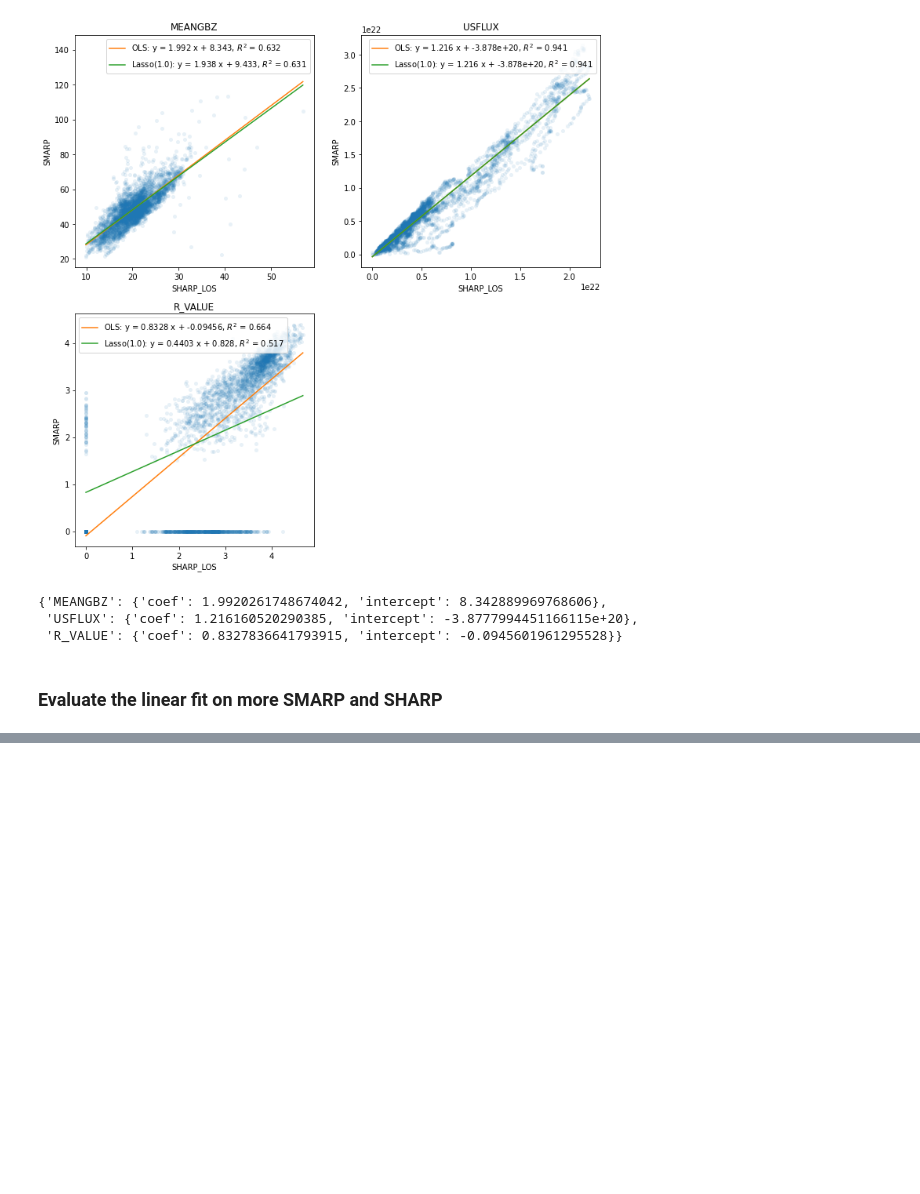
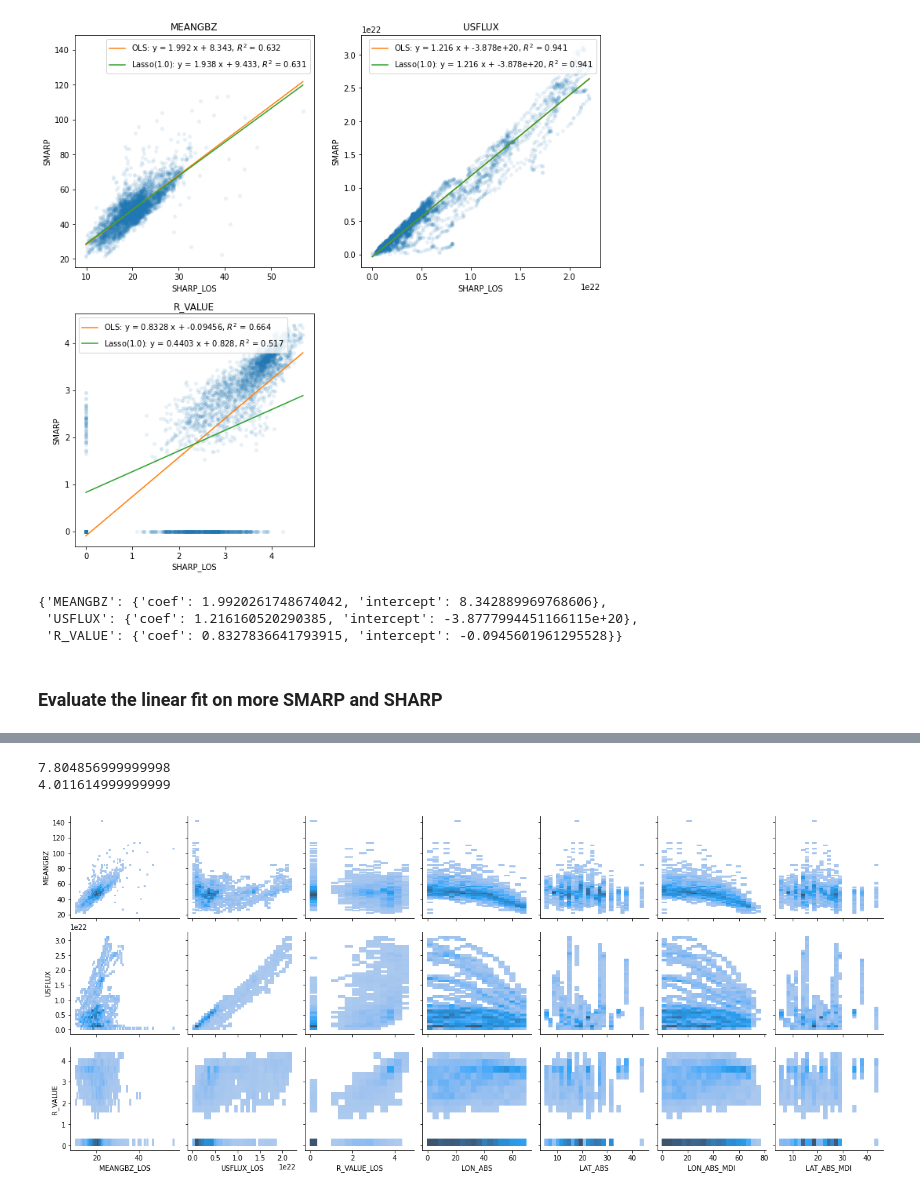
Before and after one commit to ZeyuSun/flare-prediction-smarp, a Jupyter notebook: param_transforms.ipynb, the cells around one changed output, grey strips where cells are left out. Cells and saved outputs as stored; diff of their text form; code cells hidden in the pictures; blank space fills up the shorter version.

```diff
--- a/param_transforms.ipynb
+++ b/param_transforms.ipynb
@@ -13,4 +14,4 @@ from sklearn.model_selection import train_test_split
 import drms
 # %%
 email = 'szymails@gmail.com'
-c = drms.Client(debug=True, verbose=True, email=email)
+c = drms.Client(debug=False, verbose=False, email=email)
@@ -217,0 +255,37 @@ draw_pairplot()
+# %%
+with Pool(8) as pool:
+    list_of_dataframes = pool.map(get_df, range(len(keys)))
+df = pd.concat(list_of_dataframes).reset_index(drop=True)
+# %%
+# Difference between the relative locations of patch centers wrt HMI and MDI
+# SDO/HMI is geosynchronous so the its measurement of the relative location is stonyhurst coordinates
+print((df['LON_HMI'] - df['LON_MDI']).abs().max())
+print((df['LAT_HMI'] - df['LAT_MDI']).abs().max())
+# %% [output]
+7.804856999999998
+4.011614999999999
+# %%
+# Location relative to the stonyhurst coord sys origin
+# But we should choose the solar disk center?
+df['LON_ABS'] = df['LON_HMI'].abs()
+df['LAT_ABS'] = df['LAT_HMI'].abs()
+df['LON_ABS_MDI'] = df['LON_MDI'].abs()
+df['LAT_ABS_MDI'] = df['LAT_MDI'].abs()
+# %%
+targets = ['MEANGBZ', 'USFLUX', 'R_VALUE']
+features = ['MEANGBZ_LOS', 'USFLUX_LOS', 'R_VALUE_LOS', 'LON_ABS', 'LAT_ABS', 'LON_ABS_MDI', 'LAT_ABS_MDI']
+
+# plt.figure(figsize=(12,12))
+# sns.pairplot(df[features],
+#              #vars=features,
+#              kind='hist')
+# plt.show()
+
+sns.pairplot(df,
+             x_vars=features,
+             y_vars=targets,
+             kind='hist'
+)
+plt.show()
+# %% [output]
+[figure, added]
```
Also changed, not shown: parts of 11 cells of this notebook.
